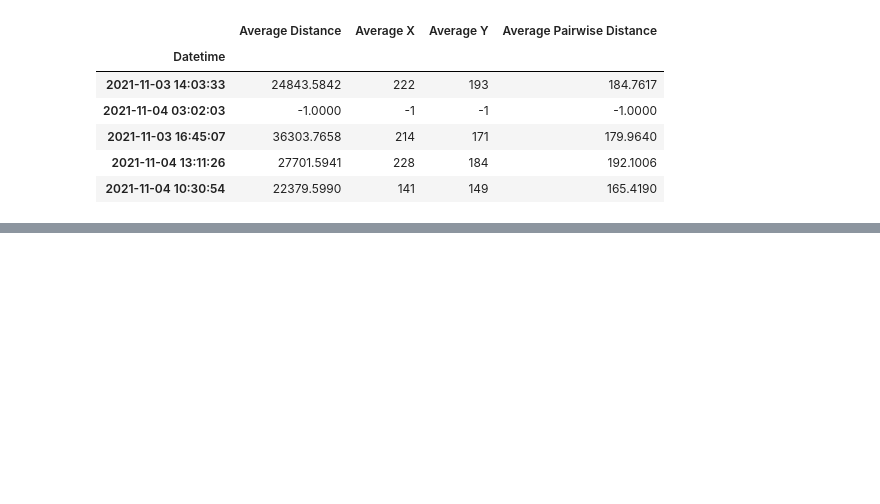
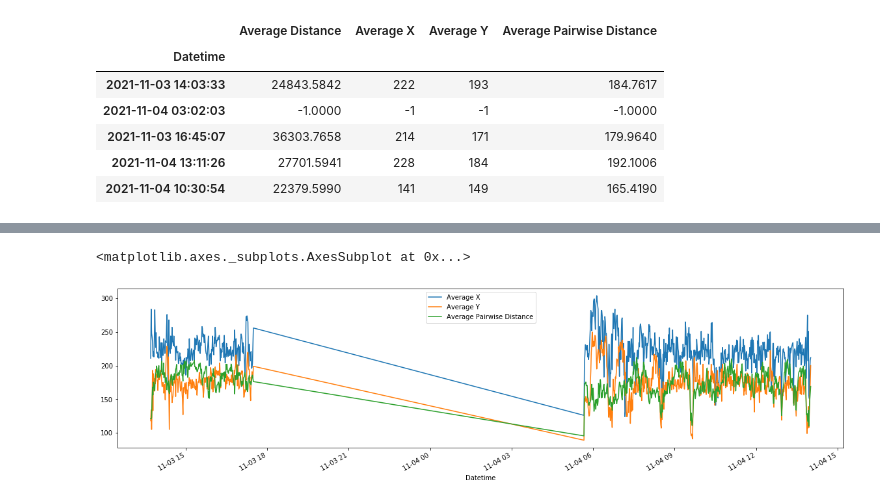
Before and after one commit to open-pisciculture/prueba_concepto, a Jupyter notebook: working_programs/yolo-pisciculturedb-tracking-opencv/graphs_csv.ipynb, the cells around one changed output, grey strips where cells are left out. Cells and saved outputs as stored; diff of their text form; code cells hidden in the pictures; blank space fills up the shorter version.

```diff
--- a/working_programs/yolo-pisciculturedb-tracking-opencv/graphs_csv.ipynb
+++ b/working_programs/yolo-pisciculturedb-tracking-opencv/graphs_csv.ipynb
@@ -25,0 +28,8 @@ df.plot(figsize=(20,5))
+# %%
+extra_vars = df.copy()
+del extra_vars['Average Distance']
+
+extra_vars.plot(figsize=(20,5))
+# %% [output]
+<matplotlib.axes._subplots.AxesSubplot at 0x...>
+[figure, added]
```
Also changed, not shown: parts of 2 cells of this notebook, 3 other files.
